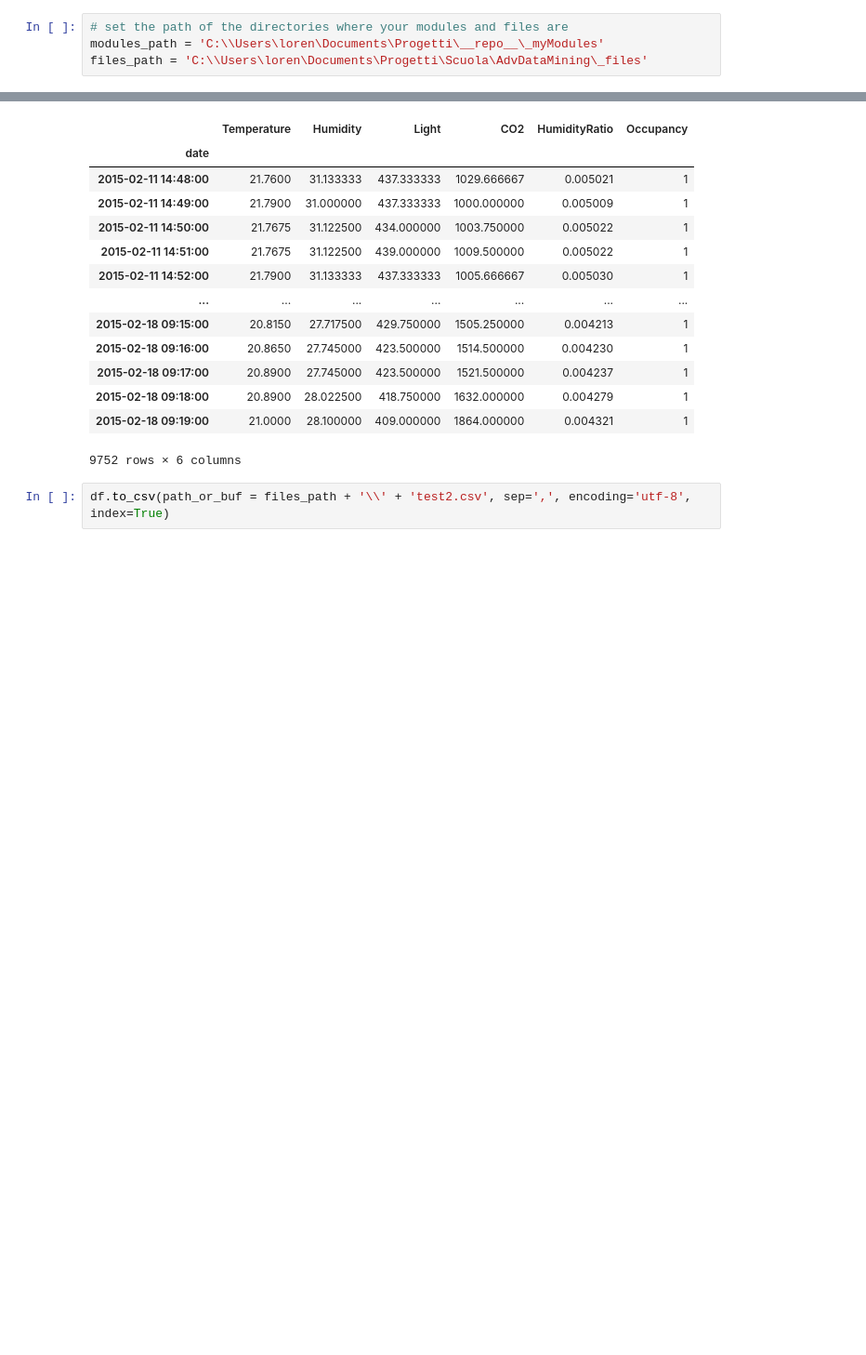
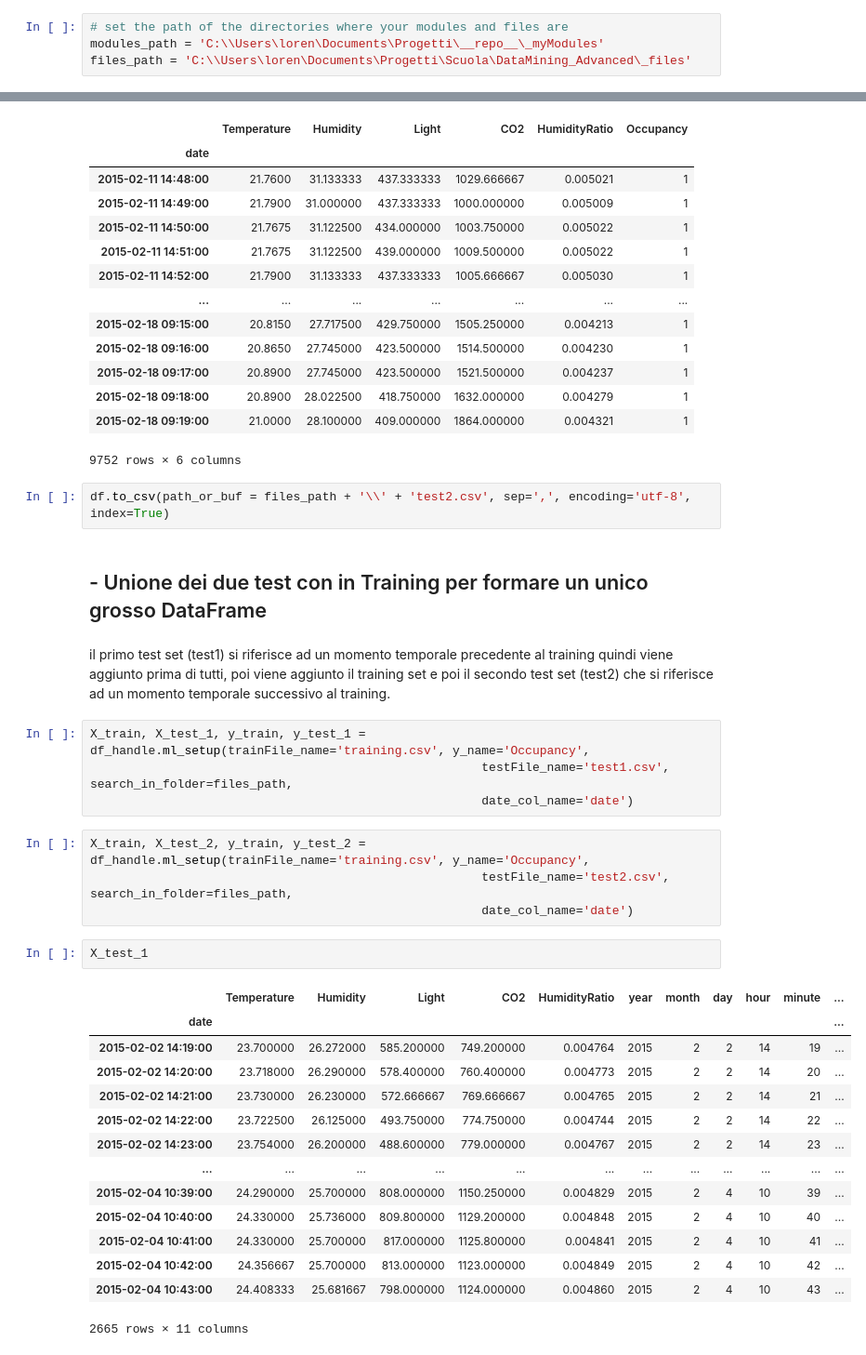
Before and after one commit to lorenzoFerri95/DataMining_Advanced, a Jupyter notebook: Lorenzo/preProcessing.ipynb, the cells around one changed output, grey strips where cells are left out. Shown at 93% size. Drawn from its saved outputs; the diff is of its cells as text; blank space fills up the shorter version.

```diff
--- a/Lorenzo/preProcessing.ipynb
+++ b/Lorenzo/preProcessing.ipynb
@@ -3,7 +3,7 @@
 # %%
 # set the path of the directories where your modules and files are
 modules_path = 'C:\\Users\loren\Documents\Progetti\__repo__\_myModules'
-files_path = 'C:\\Users\loren\Documents\Progetti\Scuola\AdvDataMining\_files'
+files_path = 'C:\\Users\loren\Documents\Progetti\Scuola\DataMining_Advanced\_files'
 # %% [markdown]
 #### Moduli
 # %%
@@ -396,3 +398,32 @@ df
 9752 rows × 6 columns
 # %%
 df.to_csv(path_or_buf = files_path + '\\' + 'test2.csv', sep=',', encoding='utf-8', index=True)
+# %% [markdown]
+## - Unione dei due test con in Training per formare un unico grosso DataFrame
+# %% [markdown]
+il primo test set (test1) si riferisce ad un momento temporale precedente al training quindi viene aggiunto prima di tutti, poi viene aggiunto il training set e poi il secondo test set (test2) che si riferisce ad un momento temporale successivo al training.
+# %%
+X_train, X_test_1, y_train, y_test_1 = df_handle.ml_setup(trainFile_name='training.csv', y_name='Occupancy',
+                                                      testFile_name='test1.csv', search_in_folder=files_path,
+                                                      date_col_name='date')
+# %%
+X_train, X_test_2, y_train, y_test_2 = df_handle.ml_setup(trainFile_name='training.csv', y_name='Occupancy',
+                                                      testFile_name='test2.csv', search_in_folder=files_path,
+                                                      date_col_name='date')
+# %%
+X_test_1
+# %% [output]
+|  | Temperature | Humidity | Light | CO2 | HumidityRatio | year | month | day | hour | minute | ... |
+| date |  |  |  |  |  |  |  |  |  |  | ... |
+| 2015-02-02 14:19:00 | 23.700000 | 26.272000 | 585.200000 | 749.200000 | 0.004764 | 2015 | 2 | 2 | 14 | 19 | ... |
+| 2015-02-02 14:20:00 | 23.718000 | 26.290000 | 578.400000 | 760.400000 | 0.004773 | 2015 | 2 | 2 | 14 | 20 | ... |
+| 2015-02-02 14:21:00 | 23.730000 | 26.230000 | 572.666667 | 769.666667 | 0.004765 | 2015 | 2 | 2 | 14 | 21 | ... |
+| 2015-02-02 14:22:00 | 23.722500 | 26.125000 | 493.750000 | 774.750000 | 0.004744 | 2015 | 2 | 2 | 14 | 22 | ... |
+| 2015-02-02 14:23:00 | 23.754000 | 26.200000 | 488.600000 | 779.000000 | 0.004767 | 2015 | 2 | 2 | 14 | 23 | ... |
+| ... | ... | ... | ... | ... | ... | ... | ... | ... | ... | ... | ... |
+| 2015-02-04 10:39:00 | 24.290000 | 25.700000 | 808.000000 | 1150.250000 | 0.004829 | 2015 | 2 | 4 | 10 | 39 | ... |
+| 2015-02-04 10:40:00 | 24.330000 | 25.736000 | 809.800000 | 1129.200000 | 0.004848 | 2015 | 2 | 4 | 10 | 40 | ... |
+| 2015-02-04 10:41:00 | 24.330000 | 25.700000 | 817.000000 | 1125.800000 | 0.004841 | 2015 | 2 | 4 | 10 | 41 | ... |
+| 2015-02-04 10:42:00 | 24.356667 | 25.700000 | 813.000000 | 1123.000000 | 0.004849 | 2015 | 2 | 4 | 10 | 42 | ... |
+| 2015-02-04 10:43:00 | 24.408333 | 25.681667 | 798.000000 | 1124.000000 | 0.004860 | 2015 | 2 | 4 | 10 | 43 | ... |
+2665 rows × 11 columns
```
Also changed, not shown: parts of 9 cells of this notebook, 4 other files.
